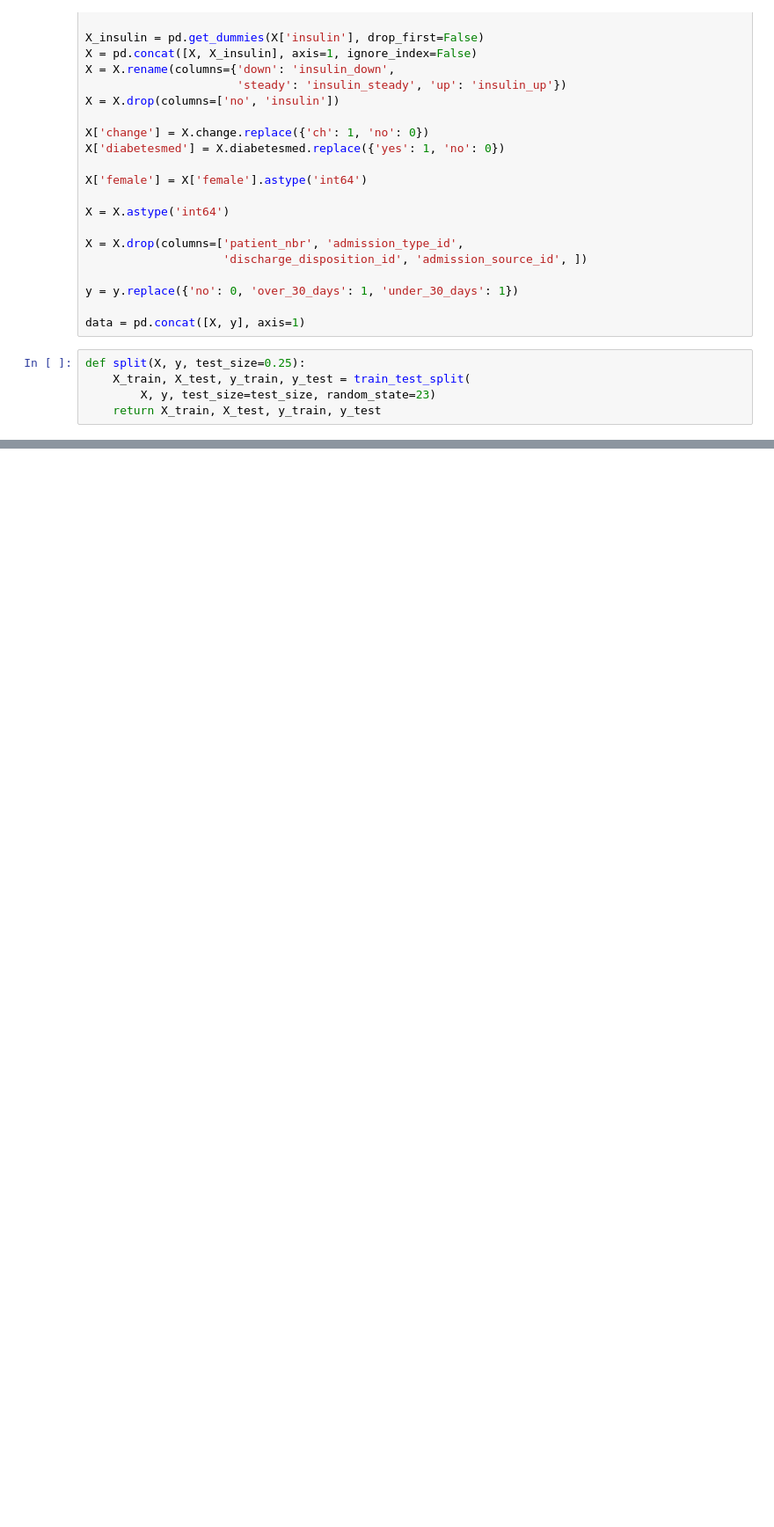
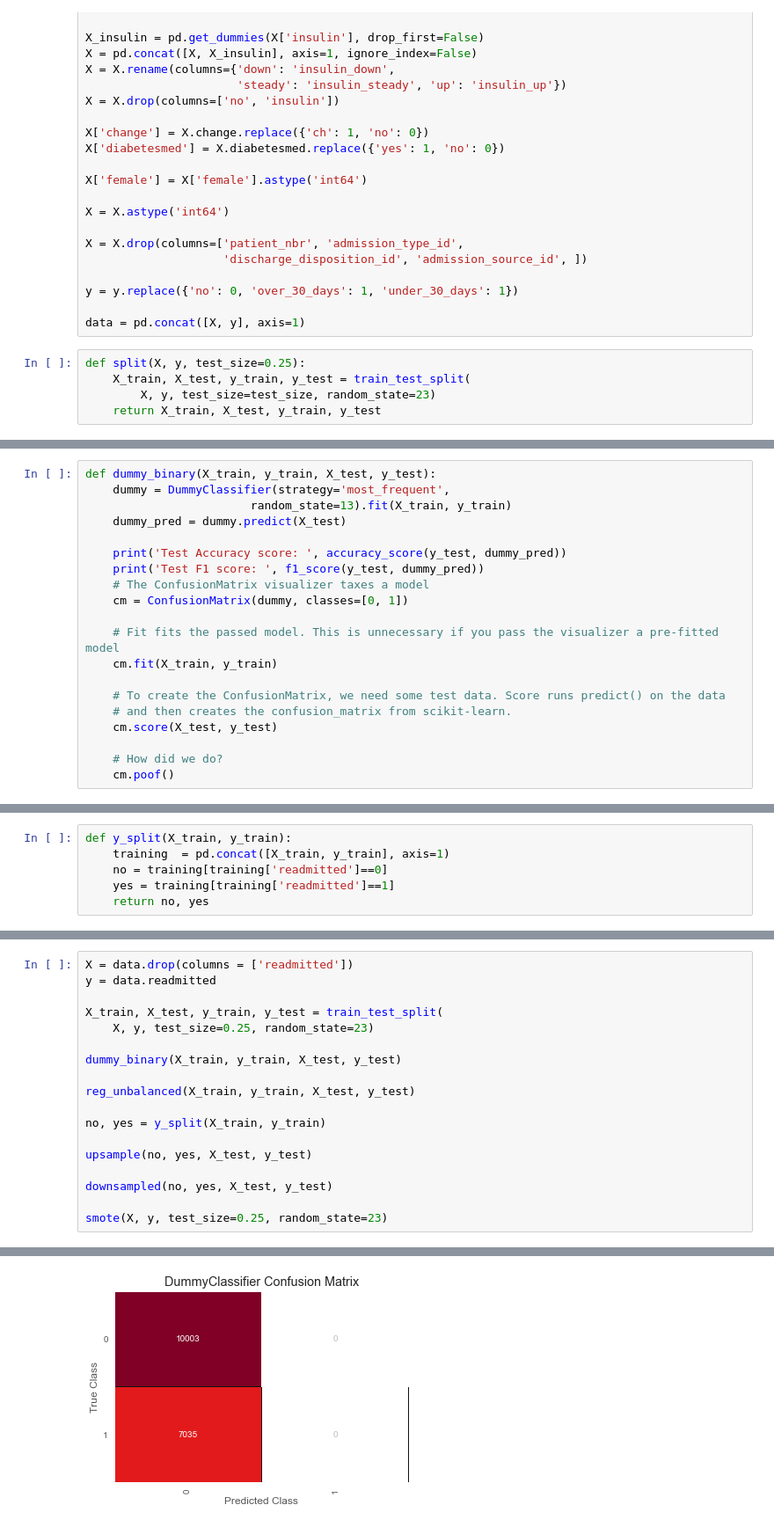
Before and after one commit to khayes847/Hospital_Readmittance_Rates_Diabetes, a Jupyter notebook: mod5.ipynb, the cells around one changed output, grey strips where cells are left out. Shown at 88% size. Cells and saved outputs as stored; diff of their text form; blank space fills up the shorter version.

```diff
--- a/mod5.ipynb
+++ b/mod5.ipynb
@@ -546,0 +217,20 @@ over icd_12
+# %%
+def dummy_binary(X_train, y_train, X_test, y_test):
+    dummy = DummyClassifier(strategy='most_frequent',
+                        random_state=13).fit(X_train, y_train)
+    dummy_pred = dummy.predict(X_test)
+
+    print('Test Accuracy score: ', accuracy_score(y_test, dummy_pred))
+    print('Test F1 score: ', f1_score(y_test, dummy_pred))
+    # The ConfusionMatrix visualizer taxes a model
+    cm = ConfusionMatrix(dummy, classes=[0, 1])
+
+    # Fit fits the passed model. This is unnecessary if you pass the visualizer a pre-fitted model
+    cm.fit(X_train, y_train)
+
+    # To create the ConfusionMatrix, we need some test data. Score runs predict() on the data
+    # and then creates the confusion_matrix from scikit-learn.
+    cm.score(X_test, y_test)
+
+    # How did we do?
+    cm.poof()
@@ -546,0 +268,6 @@ over icd_12
+# %%
+def y_split(X_train, y_train):
+    training  = pd.concat([X_train, y_train], axis=1)
+    no = training[training['readmitted']==0]
+    yes = training[training['readmitted']==1]
+    return no, yes
@@ -546,0 +401,19 @@ over icd_12
+# %%
+X = data.drop(columns = ['readmitted'])
+y = data.readmitted
+
+X_train, X_test, y_train, y_test = train_test_split(
+    X, y, test_size=0.25, random_state=23)
+
+dummy_binary(X_train, y_train, X_test, y_test)
+
+reg_unbalanced(X_train, y_train, X_test, y_test)
+
+no, yes = y_split(X_train, y_train)
+
+upsample(no, yes, X_test, y_test)
+
+downsampled(no, yes, X_test, y_test)
+
+smote(X, y, test_size=0.25, random_state=23)
+# %% [output]
@@ -546,0 +422 @@ over icd_12
+[figure, added]
```
Also changed, not shown: parts of 48 cells of this notebook, 2 other files.
